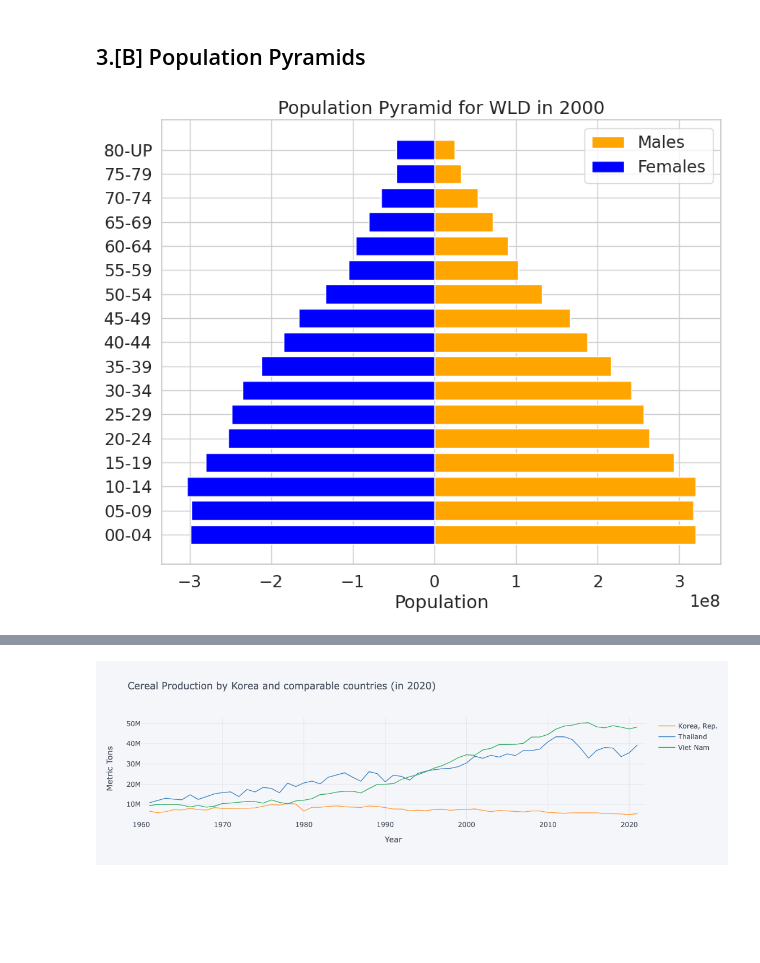
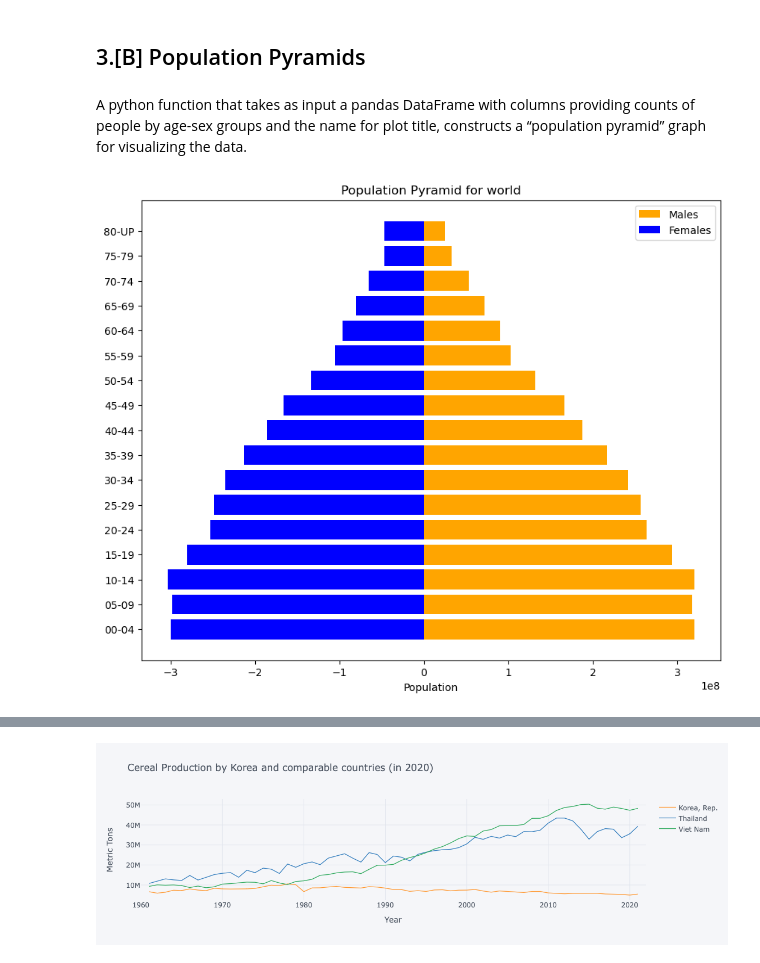
Before and after one commit to malenabuffagni/JudithBlake, a Jupyter notebook: Project_1.ipynb, the cells around one changed output, grey strips where cells are left out. Cells and saved outputs as stored; diff of their text form; code cells hidden in the pictures; blank space fills up the shorter version.

```diff
--- a/Project_1.ipynb
+++ b/Project_1.ipynb
@@ -6,9 +6,6 @@ import pandas as pd
 %matplotlib inline
 import matplotlib.pyplot as plt
 import seaborn as sns
-sns.set(style = "whitegrid",
-        color_codes = True,
-        font_scale = 1.5)
 %pip install wbdata
 import wbdata
 %pip install cufflinks
@@ -187,26 +218,21 @@ population_stats(year=2000, population='people', age_low=0, age_high=100, place_
 In 2000, there were 6144321544.0 people aged from 0 to 100 living in WLD.
 # %% [markdown]
 ## 3.[B] Population Pyramids
+# %% [markdown]
+A python function that takes as input a pandas DataFrame with columns providing counts of people by age-sex groups and the name for plot title,  constructs a “population pyramid” graph for visualizing the data.
 # %%
-import matplotlib.pyplot as plt
+def plot_population_pyramid(df, place):
 
-def plot_population_pyramid(df, place, date):
-
-    df_filtered = df.xs((place, date), level=('place', 'date'))
-
-    df_filtered = df_filtered.sort_index()
-
-    # Creating the bar plot
+    df_filtered = df
     age_groups = df_filtered['age']
     fig, ax = plt.subplots(figsize=(10, 8))
     ax.barh(age_groups, df_filtered['male'], color='orange', label='Males')
     ax.barh(age_groups, -df_filtered['female'], color='blue', label='Females')
     ax.set_xlabel('Population')
-    ax.set_title(f'Population Pyramid for {place} in {date}')
+    ax.set_title(f'Population Pyramid for {place}')
     ax.legend()
-    ax.grid(True)
     plt.show()
 
-plot_population_pyramid(population_df, 'WLD', 2000)
+plot_population_pyramid(world_pop, 'world')
 # %% [output]
-[figure, old version]
+[figure, new version]
```
Also changed, not shown: parts of 35 cells of this notebook.
